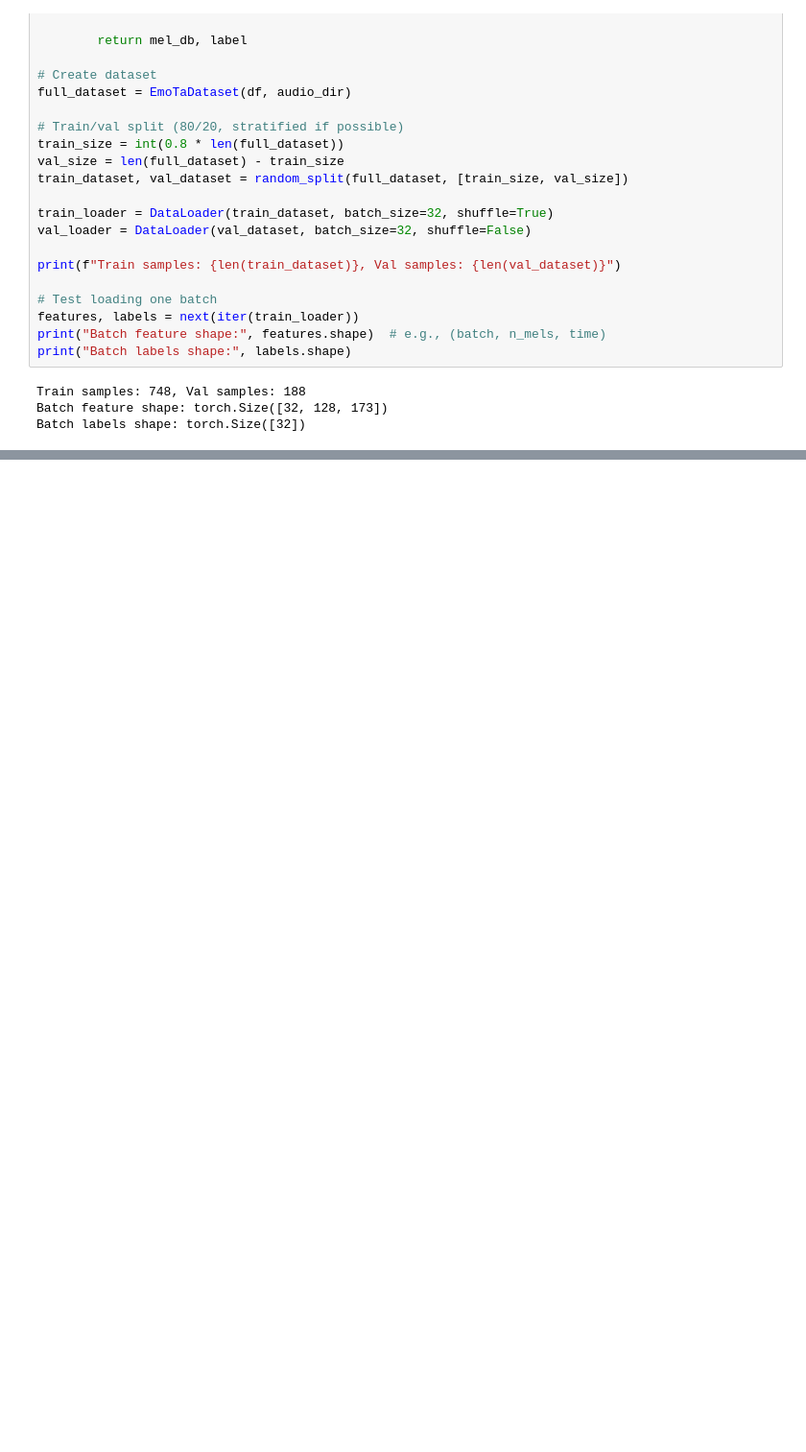
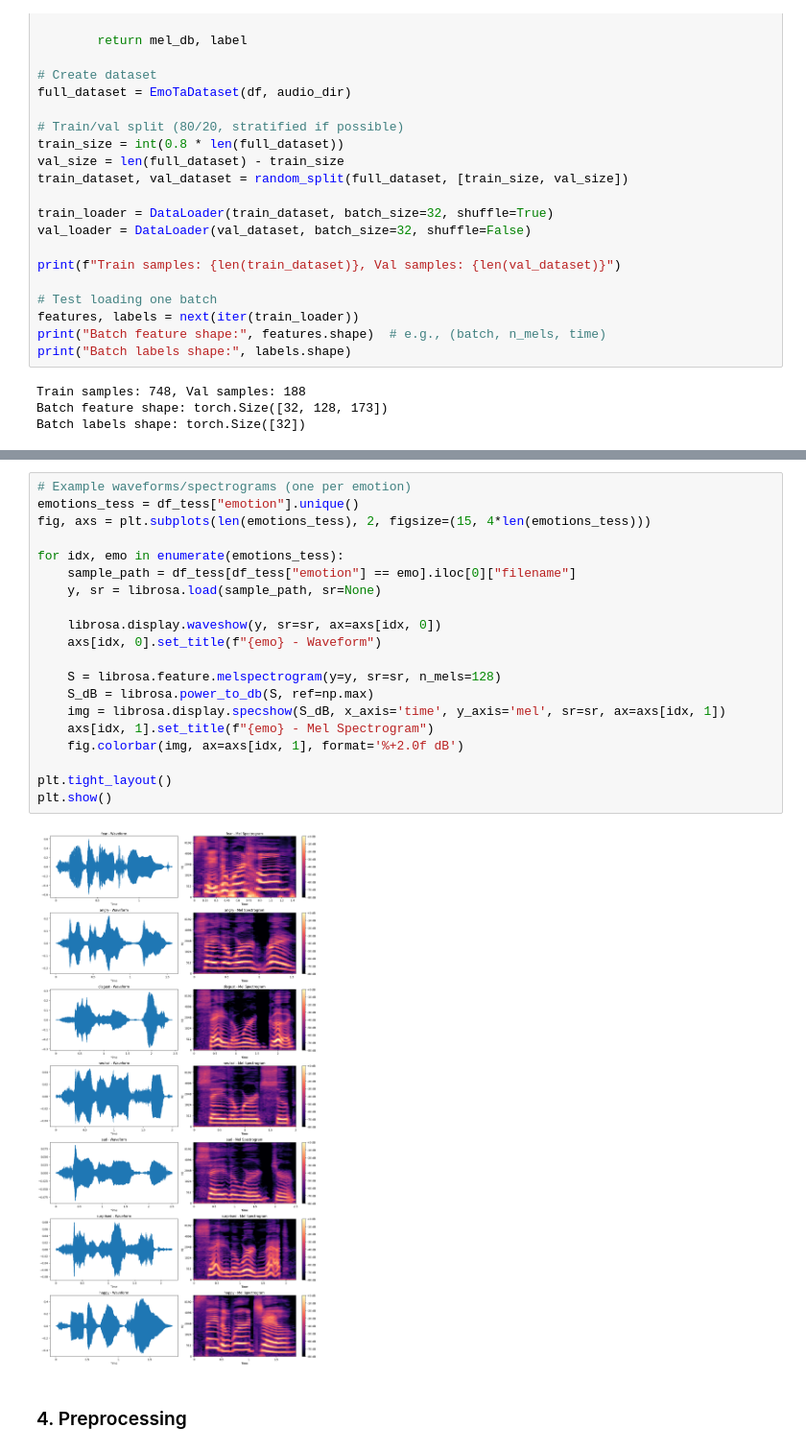
Before and after one commit to pavishanth-sujeevan/E.motion-, a Jupyter notebook: ser-preprocessing.ipynb, the cells around one changed output, grey strips where cells are left out. Shown at 96% size. Drawn from its saved outputs; the diff is of its cells as text; blank space fills up the shorter version.

```diff
--- a/ser-preprocessing.ipynb
+++ b/ser-preprocessing.ipynb
@@ -238,0 +363,24 @@ Batch labels shape: torch.Size([32])
+# %%
+# Example waveforms/spectrograms (one per emotion)
+emotions_tess = df_tess["emotion"].unique()
+fig, axs = plt.subplots(len(emotions_tess), 2, figsize=(15, 4*len(emotions_tess)))
+
+for idx, emo in enumerate(emotions_tess):
+    sample_path = df_tess[df_tess["emotion"] == emo].iloc[0]["filename"]
+    y, sr = librosa.load(sample_path, sr=None)
+
+    librosa.display.waveshow(y, sr=sr, ax=axs[idx, 0])
+    axs[idx, 0].set_title(f"{emo} - Waveform")
+
+    S = librosa.feature.melspectrogram(y=y, sr=sr, n_mels=128)
+    S_dB = librosa.power_to_db(S, ref=np.max)
+    img = librosa.display.specshow(S_dB, x_axis='time', y_axis='mel', sr=sr, ax=axs[idx, 1])
+    axs[idx, 1].set_title(f"{emo} - Mel Spectrogram")
+    fig.colorbar(img, ax=axs[idx, 1], format='%+2.0f dB')
+
+plt.tight_layout()
+plt.show()
+# %% [output]
+[figure, added]
+# %% [markdown]
+### 4. Preprocessing
```
Also changed, not shown: parts of 24 cells of this notebook.
